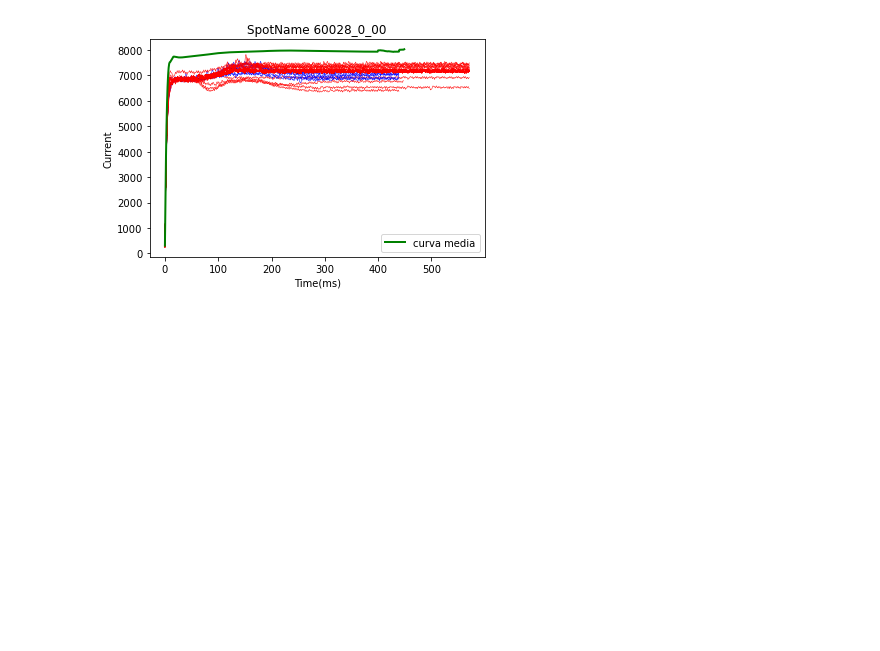
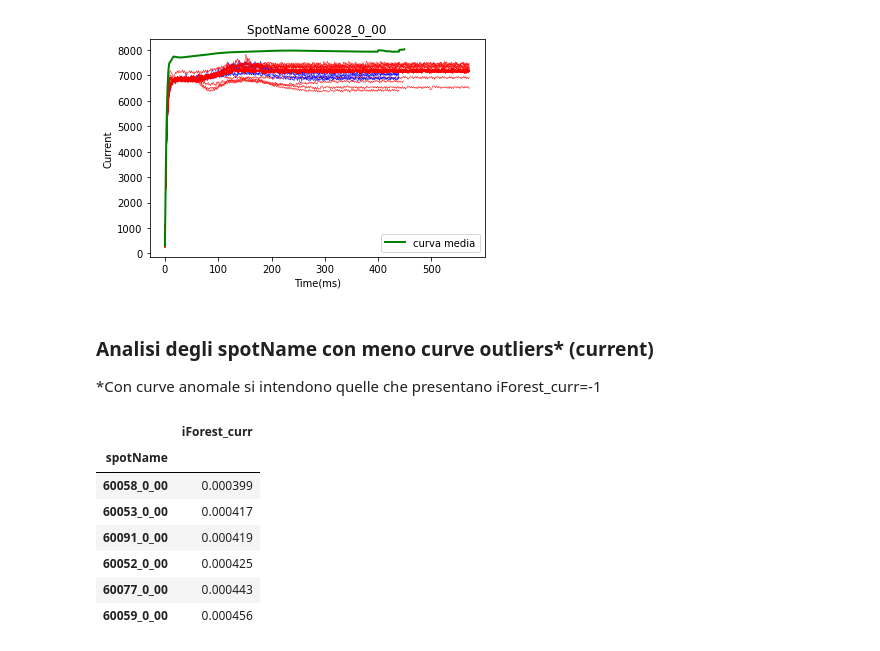
Before and after one commit to DavideMobilia/Anomaly-Detection, a Jupyter notebook: Scripts/Part4- Anomaly Analysis.ipynb, the cells around one changed output. Cells and saved outputs as stored; diff of their text form; code cells hidden in the pictures; blank space fills up the shorter version.

```diff
--- a/Scripts/Part4- Anomaly Analysis.ipynb
+++ b/Scripts/Part4- Anomaly Analysis.ipynb
@@ -227,3 +247,17 @@ plt.title("SpotName 60028_0_00")
 plt.legend();
 # %% [output]
 [figure]
+# %% [markdown]
+### Analisi degli spotName con meno curve  outliers* (current)
+*Con curve anomale si intendono quelle che presentano iForest_curr=-1
+# %%
+(df_curr[["iForest_curr"]][df_curr["iForest_curr"]==-1].groupby("spotName").count()/df_curr[["iForest_curr"]].groupby("spotName").count()).sort_values(by=["iForest_curr"],ascending=True).head(6)
+# %% [output]
+|  | iForest_curr |
+| spotName |  |
+| 60058_0_00 | 0.000399 |
+| 60053_0_00 | 0.000417 |
+| 60091_0_00 | 0.000419 |
+| 60052_0_00 | 0.000425 |
+| 60077_0_00 | 0.000443 |
+| 60059_0_00 | 0.000456 |
```
Also changed, not shown: parts of 11 cells of this notebook.
